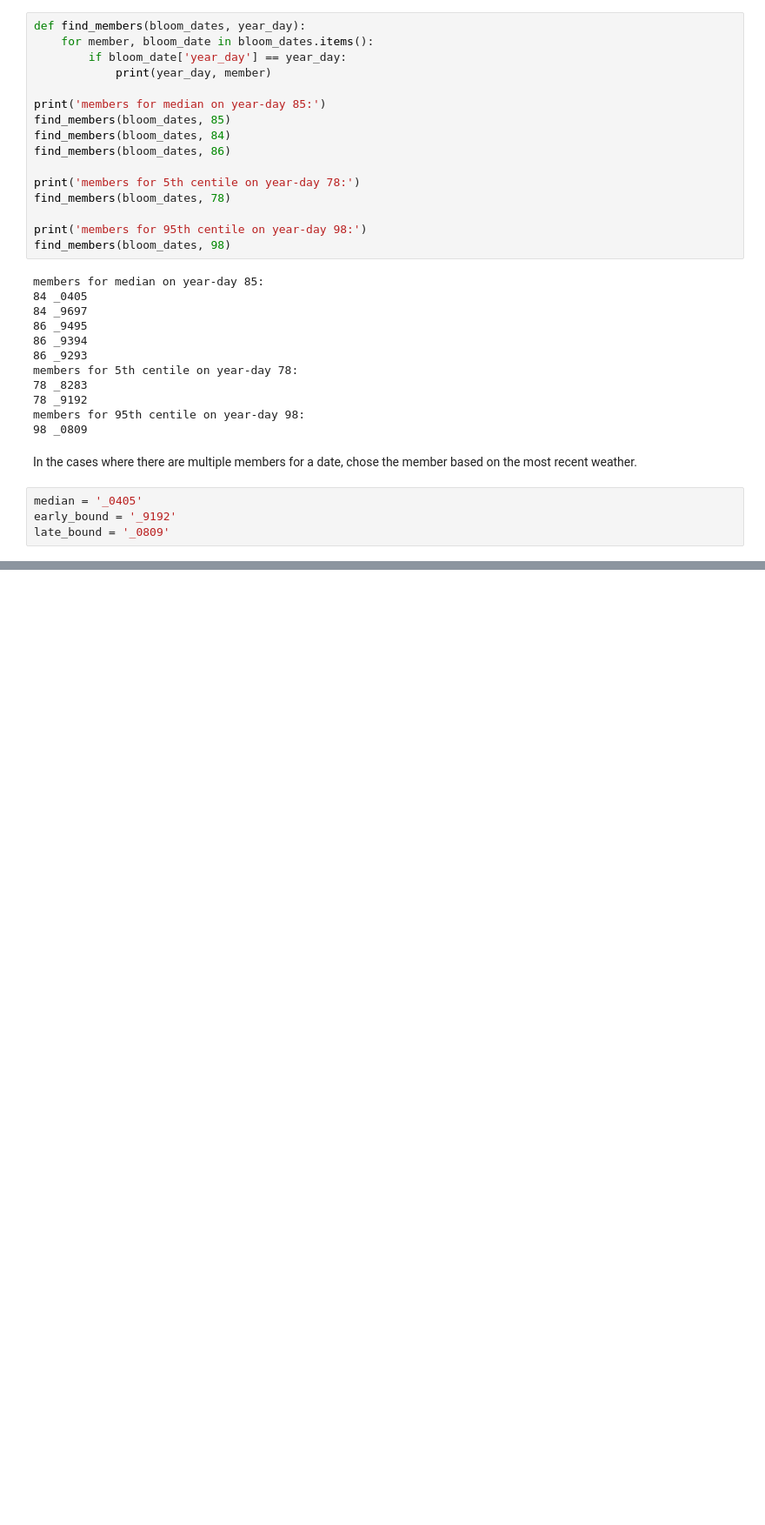
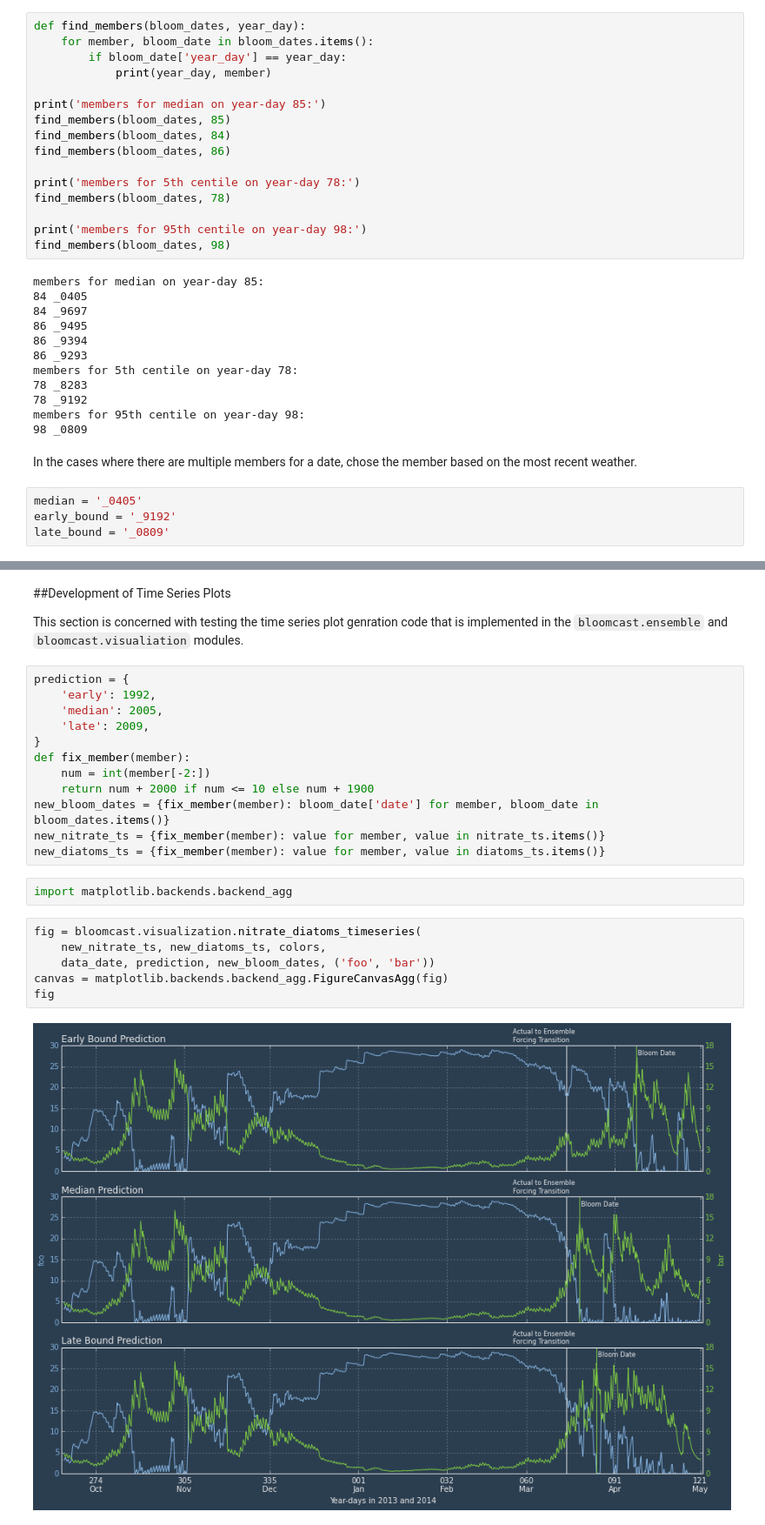
Before and after one commit to SalishSeaCast/SOG-Bloomcast-Ensemble, a Jupyter notebook: ensemble_analysis/ensemble_analysis.ipynb, the cells around one changed output, grey strips where cells are left out. Shown at 87% size. Saved outputs shown, nothing was run; the diff lists cells and outputs as text; blank space fills up the shorter version.

Commit message:
Add section re: testing of time series plot functions.

```diff
--- a/ensemble_analysis/ensemble_analysis.ipynb
+++ b/ensemble_analysis/ensemble_analysis.ipynb
@@ -349,0 +356,27 @@ axes_left[2].set_xlabel('Year-days in 2103 and 2014', color=colors['axes'])
+# %% [markdown]
+##Development of Time Series Plots
+
+This section is concerned with testing the time series plot genration
+code that is implemented in the `bloomcast.ensemble` and `bloomcast.visualiation` modules.
+# %%
+prediction = {
+    'early': 1992,
+    'median': 2005,
+    'late': 2009,
+}
+def fix_member(member):
+    num = int(member[-2:])
+    return num + 2000 if num <= 10 else num + 1900
+new_bloom_dates = {fix_member(member): bloom_date['date'] for member, bloom_date in bloom_dates.items()}
+new_nitrate_ts = {fix_member(member): value for member, value in nitrate_ts.items()}
+new_diatoms_ts = {fix_member(member): value for member, value in diatoms_ts.items()}
+# %%
+import matplotlib.backends.backend_agg
+# %%
+fig = bloomcast.visualization.nitrate_diatoms_timeseries(
+    new_nitrate_ts, new_diatoms_ts, colors,
+    data_date, prediction, new_bloom_dates, ('foo', 'bar'))
+canvas = matplotlib.backends.backend_agg.FigureCanvasAgg(fig)
+fig
+# %% [output]
+[figure, added]
```
Also changed, not shown: parts of 10 cells of this notebook.
